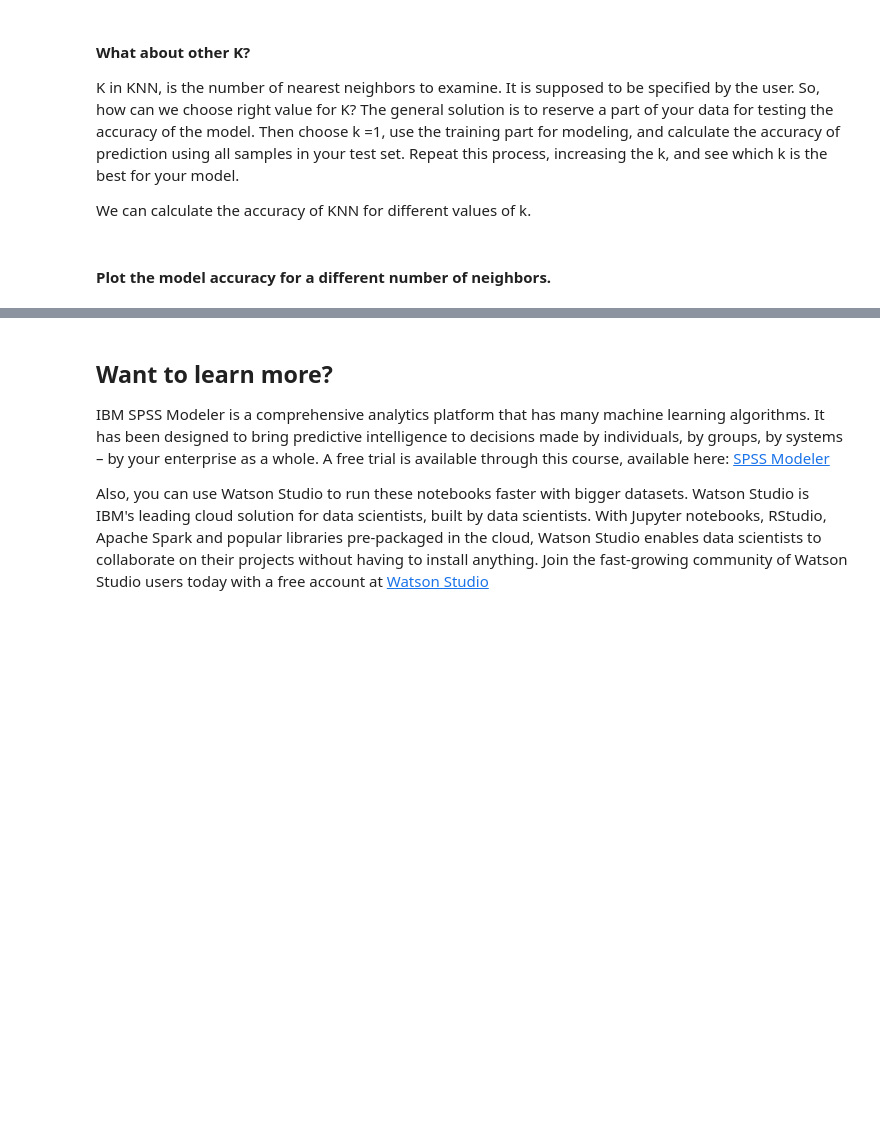
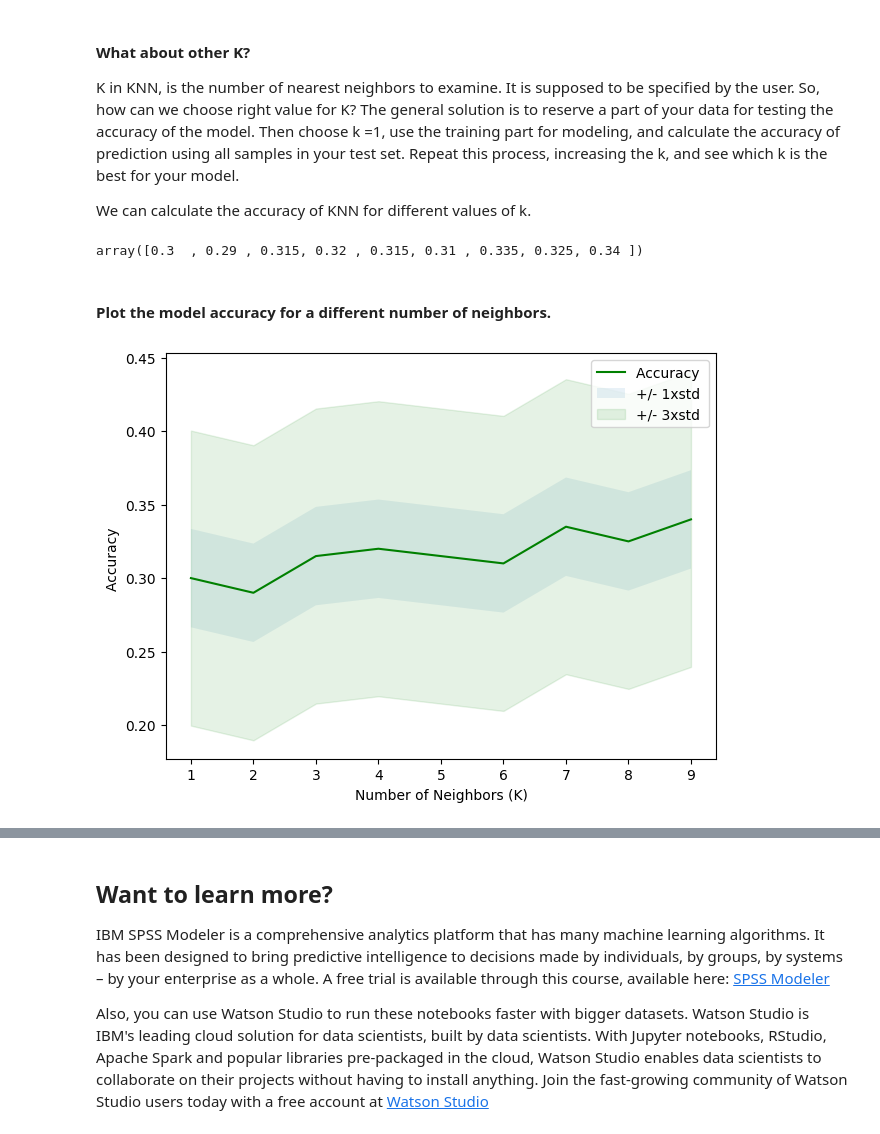
Before and after one commit to Madbubbl3/IBM-Data-Science-Professional-Certificate, a Jupyter notebook: Course 9 Machine Learning/3.1-K-Nearest-neighbors-CustCat.ipynb, the cells around one changed output, grey strips where cells are left out. Drawn from its saved outputs; the diff is of its cells as text; code cells hidden in the pictures; blank space fills up the shorter version.

```diff
--- a/Course 9 Machine Learning/3.1-K-Nearest-neighbors-CustCat.ipynb
+++ b/Course 9 Machine Learning/3.1-K-Nearest-neighbors-CustCat.ipynb
@@ -199,31 +272,47 @@ The general solution is to reserve a part of your data for testing the accuracy
 
 We can calculate the accuracy of KNN for different values of k.
 # %%
-Ks = 10
-mean_acc = np.zeros((Ks-1))
-std_acc = np.zeros((Ks-1))
+# Ks = 10
+# mean_acc = np.zeros((Ks))
+# std_acc = np.zeros((Ks))
 
-for n in range(1,Ks):
+# for n in range(1,Ks+1):
 
-    #Train Model and Predict
-    neigh = KNeighborsClassifier(n_neighbors = n).fit(X_train,y_train)
-    yhat=neigh.predict(X_test)
-    mean_acc[n-1] = metrics.accuracy_score(y_test, yhat)
+#     #Train Model and Predict
+#     neigh = KNeighborsClassifier(n_neighbors = n).fit(X_train,y_train)
+#     yhat=neigh.predict(X_test)
+#     mean_acc[n-1] = metrics.accuracy_score(y_test, yhat)
 
 
-    std_acc[n-1]=np.std(yhat==y_test)/np.sqrt(yhat.shape[0])
+#     std_acc[n-1]=np.std(yhat==y_test)/np.sqrt(yhat.shape[0])
+
+# mean_acc
+
+Ks = 9
+mean_acc = np.array([])
+
+for k in range (1,Ks+1):
+    knn = KNeighborsClassifier(n_neighbors=k).fit(X=X_train, y=y_train)
+    yhat = knn.predict(X_test)
+    # mean_acc += [f"the accurary score for k = {k} is: {metrics.accuracy_score(y_true = y_test, y_pred= yhat)}"]
+    mean_acc = np.append(mean_acc, [metrics.accuracy_score(y_true = y_test, y_pred= yhat)])
+    std_acc = np.std(yhat == y_test)/np.sqrt(yhat.shape[0])
 
 mean_acc
+# %% [output]
+array([0.3  , 0.29 , 0.315, 0.32 , 0.315, 0.31 , 0.335, 0.325, 0.34 ])
 # %% [markdown]
 #### Plot the model accuracy for a different number of neighbors.
 # %%
-plt.plot(range(1,Ks),mean_acc,'g')
-plt.fill_between(range(1,Ks),mean_acc - 1 * std_acc,mean_acc + 1 * std_acc, alpha=0.10)
-plt.fill_between(range(1,Ks),mean_acc - 3 * std_acc,mean_acc + 3 * std_acc, alpha=0.10,color="green")
+plt.plot(range(1,Ks+1),mean_acc,'g')
+plt.fill_between(range(1,Ks+1),mean_acc - 1 * std_acc,mean_acc + 1 * std_acc, alpha=0.10)
+plt.fill_between(range(1,Ks+1),mean_acc - 3 * std_acc,mean_acc + 3 * std_acc, alpha=0.10,color="green")
 plt.legend(('Accuracy ', '+/- 1xstd','+/- 3xstd'))
 plt.ylabel('Accuracy ')
 plt.xlabel('Number of Neighbors (K)')
 plt.tight_layout()
 plt.show()
+# %% [output]
+[figure, added]
 # %%
 print( "The best accuracy was with", mean_acc.max(), "with k=", mean_acc.argmax()+1)
```
Also changed, not shown: parts of 15 cells of this notebook.
